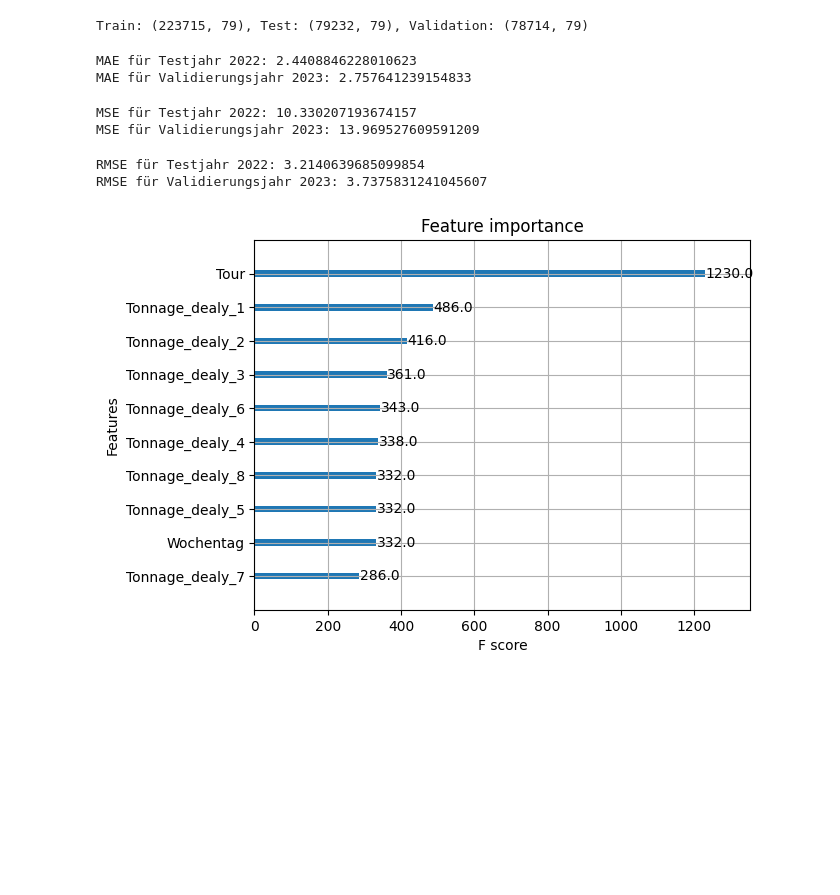
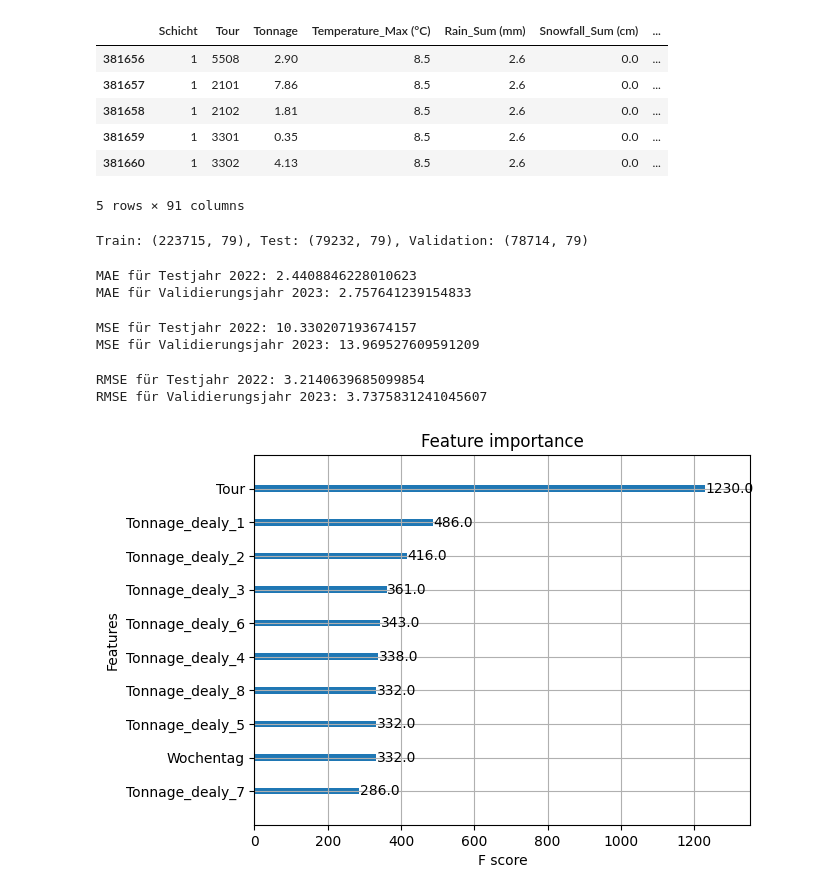
Before and after one commit to s-matthies/ai-waste-analytics, a Jupyter notebook: notebooks_training/training_XGBoost.ipynb, the cells around one changed output. Cells and saved outputs as stored; diff of their text form; code cells hidden in the pictures; blank space fills up the shorter version.

```diff
--- a/notebooks_training/training_XGBoost.ipynb
+++ b/notebooks_training/training_XGBoost.ipynb
@@ -1,11 +1,19 @@
 # %%
 import pandas as pd
 import os
 
-file_path = os.path.join( "Daten",  "Merged_BSR_24Uhr.csv")
+file_path = os.path.join( "..", "Daten",  "Merged_BSR_24Uhr.csv")
 
 df = pd.read_csv(file_path)
 df.tail()
+# %% [output]
+|  | Schicht | Tour | Tonnage | Temperature_Max (°C) | Rain_Sum (mm) | Snowfall_Sum (cm) | ... |
+| 381656 | 1 | 5508 | 2.90 | 8.5 | 2.6 | 0.0 | ... |
+| 381657 | 1 | 2101 | 7.86 | 8.5 | 2.6 | 0.0 | ... |
+| 381658 | 1 | 2102 | 1.81 | 8.5 | 2.6 | 0.0 | ... |
+| 381659 | 1 | 3301 | 0.35 | 8.5 | 2.6 | 0.0 | ... |
+| 381660 | 1 | 3302 | 4.13 | 8.5 | 2.6 | 0.0 | ... |
+5 rows × 91 columns
 # %%
 #inflation droppen
 df.drop(['   Brot', 'Fleisch', '    Fisch', '    Molkerei-Eier', '    Speisefette-öle', '    Obst', '    Gemüse',
```
Also changed, not shown: parts of 3 cells of this notebook, 2 other files.
